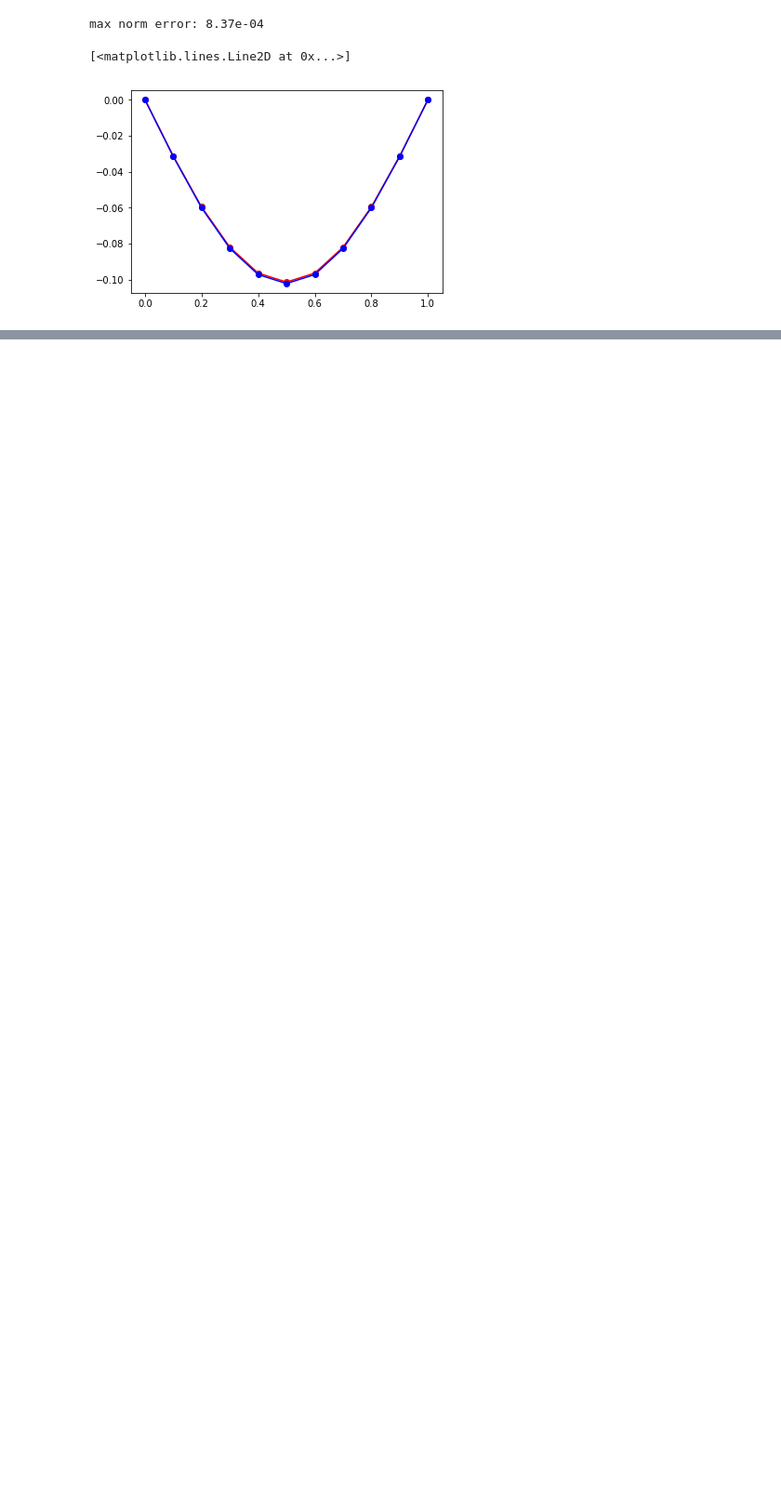
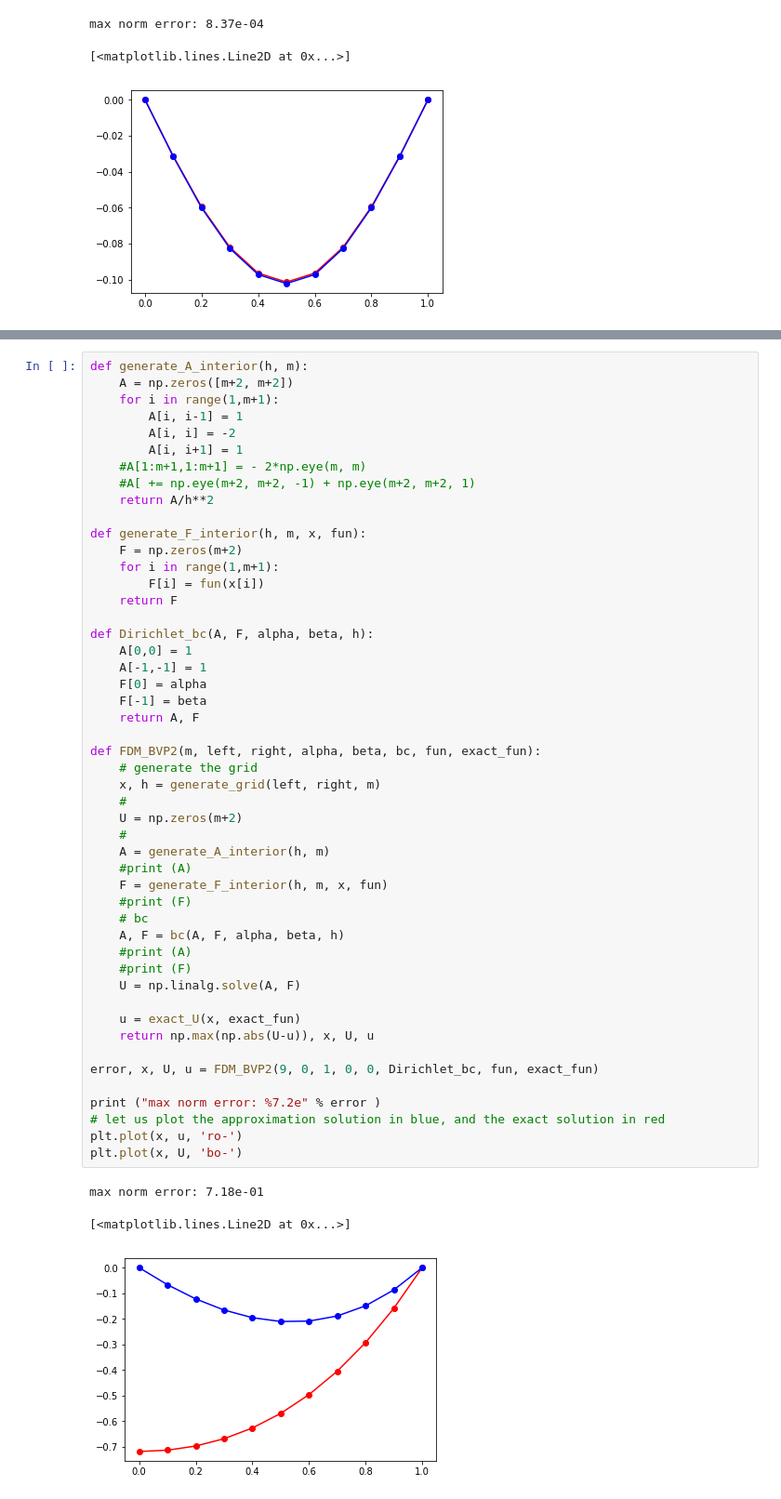
Before and after one commit to xiaozhouli/Jupyter, a Jupyter notebook: Numerical_PDEs/FDM_for_BVP.ipynb, the cells around one changed output, grey strips where cells are left out. Shown at 93% size. Cells and saved outputs as stored; diff of their text form; blank space fills up the shorter version.

```diff
--- a/Numerical_PDEs/FDM_for_BVP.ipynb
+++ b/Numerical_PDEs/FDM_for_BVP.ipynb
@@ -210,0 +250,53 @@ The exact solution for this BVP is $u(x) = -\frac{1}{\pi^2}\sin(\pi x)$.
+# %%
+def generate_A_interior(h, m):
+    A = np.zeros([m+2, m+2])
+    for i in range(1,m+1):
+        A[i, i-1] = 1
+        A[i, i] = -2
+        A[i, i+1] = 1
+    #A[1:m+1,1:m+1] = - 2*np.eye(m, m)
+    #A[ += np.eye(m+2, m+2, -1) + np.eye(m+2, m+2, 1)
+    return A/h**2
+
+def generate_F_interior(h, m, x, fun):
+    F = np.zeros(m+2)
+    for i in range(1,m+1):
+        F[i] = fun(x[i])
+    return F
+
+def Dirichlet_bc(A, F, alpha, beta, h):
+    A[0,0] = 1
+    A[-1,-1] = 1
+    F[0] = alpha
+    F[-1] = beta
+    return A, F
+
+def FDM_BVP2(m, left, right, alpha, beta, bc, fun, exact_fun):
+    # generate the grid
+    x, h = generate_grid(left, right, m)
+    #
+    U = np.zeros(m+2)
+    #
+    A = generate_A_interior(h, m)
+    #print (A)
+    F = generate_F_interior(h, m, x, fun)
+    #print (F)
+    # bc
+    A, F = bc(A, F, alpha, beta, h)
+    #print (A)
+    #print (F)
+    U = np.linalg.solve(A, F)
+
+    u = exact_U(x, exact_fun)
+    return np.max(np.abs(U-u)), x, U, u
+
+error, x, U, u = FDM_BVP2(9, 0, 1, 0, 0, Dirichlet_bc, fun, exact_fun)
+
+print ("max norm error: %7.2e" % error )
+# let us plot the approximation solution in blue, and the exact solution in red
+plt.plot(x, u, 'ro-')
+plt.plot(x, U, 'bo-')
+# %% [output]
+max norm error: 7.18e-01
+[<matplotlib.lines.Line2D at 0x...>]
+[figure, added]
```
Also changed, not shown: parts of 9 cells of this notebook.
